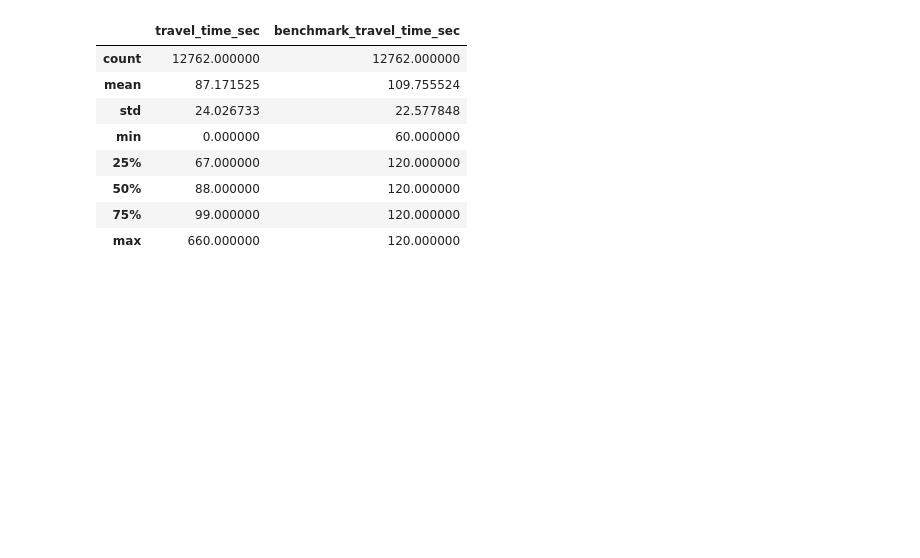
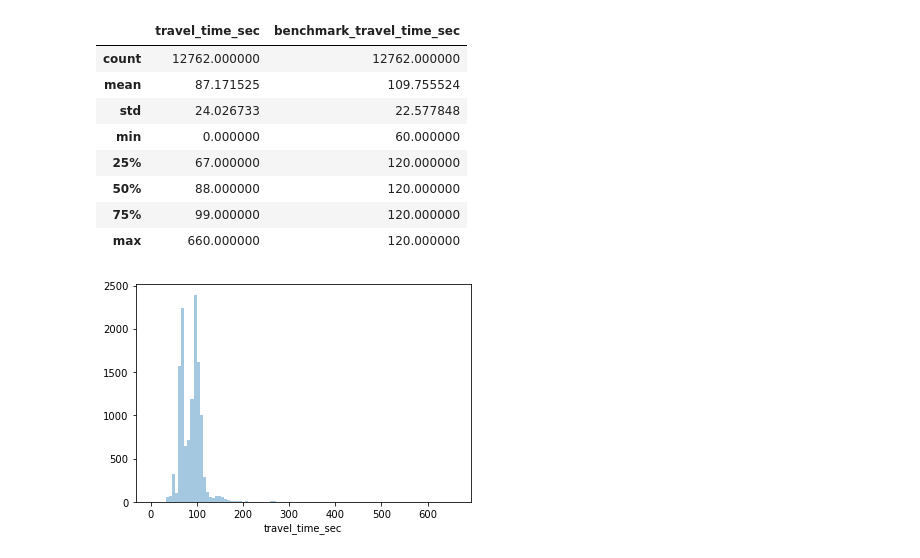
Before and after one commit to Clee2691/DS_Projects, a Jupyter notebook: DSProjects/MBTA/mbta.ipynb, the cells around one changed output. Saved outputs shown, nothing was run; the diff lists cells and outputs as text; code cells hidden in the pictures; blank space fills up the shorter version.

```diff
--- a/DSProjects/MBTA/mbta.ipynb
+++ b/DSProjects/MBTA/mbta.ipynb
@@ -212,3 +195,7 @@ df_travel.describe()
 | 50% | 88.000000 | 120.000000 |
 | 75% | 99.000000 | 120.000000 |
 | max | 660.000000 | 120.000000 |
+# %%
+sns.distplot(df_travel['travel_time_sec'], bins=100, kde=False);
+# %% [output]
+[figure, added]
```
Also changed, not shown: parts of 2 cells of this notebook, 10 other files.
